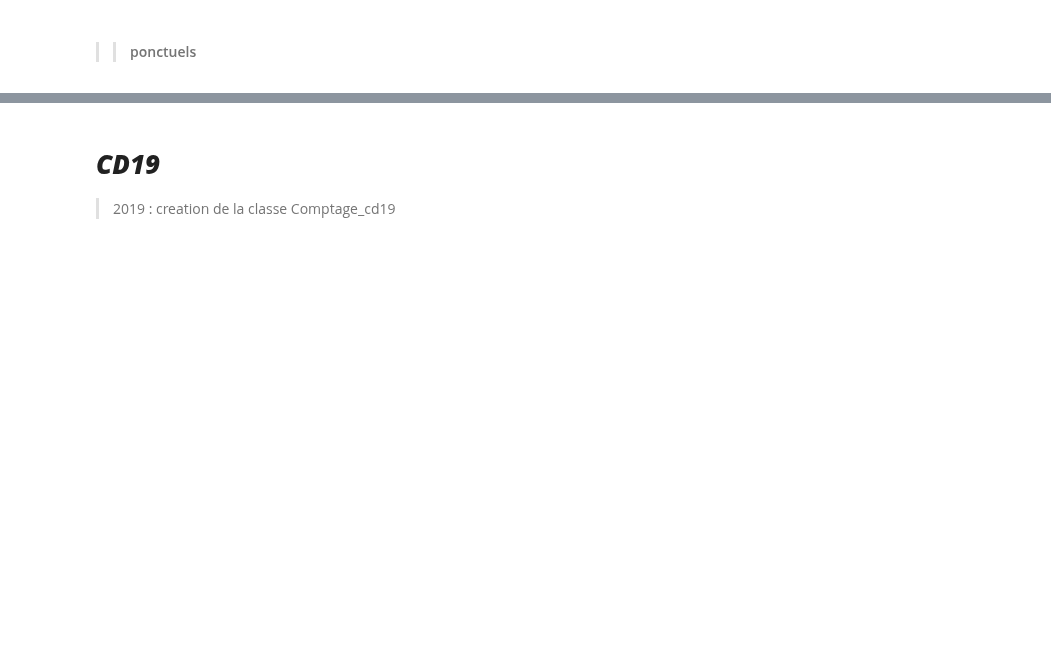
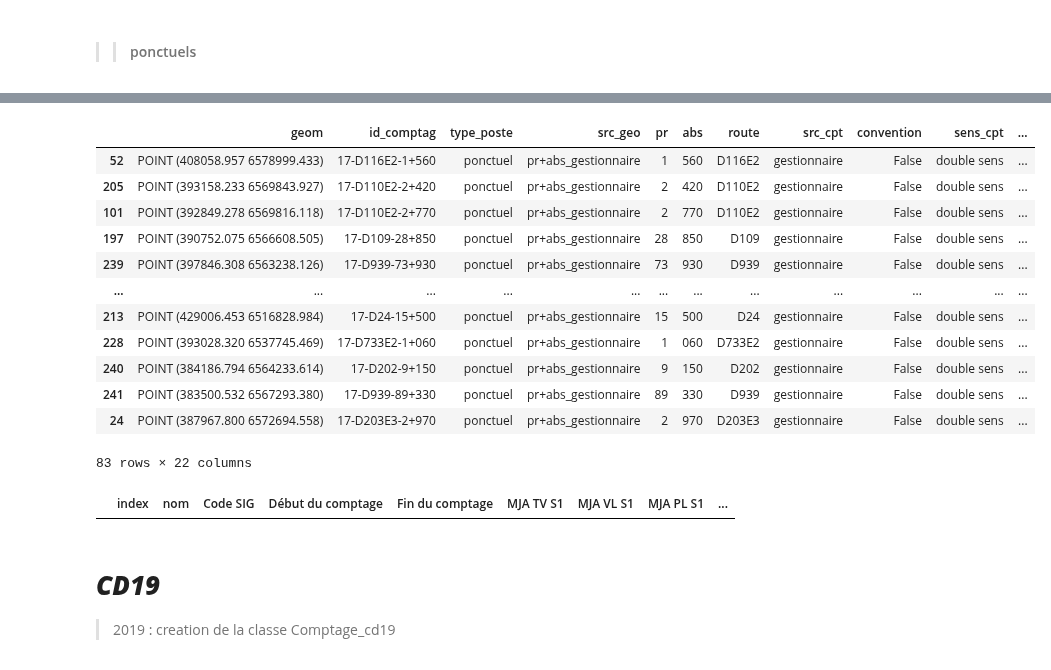
Before and after one commit to nantodevison/otv, a Jupyter notebook: otv/Transfert_Donnees/notebooks/Import_trafics.ipynb, the cells around one changed output, grey strips where cells are left out. Cells and saved outputs as stored; diff of their text form; code cells hidden in the pictures; blank space fills up the shorter version.

Commit message:
modif fonction rassemblerNewCompteur dans Integration_nouveau_comptage

```diff
--- a/otv/Transfert_Donnees/notebooks/Import_trafics.ipynb
+++ b/otv/Transfert_Donnees/notebooks/Import_trafics.ipynb
@@ -28,7 +28,8 @@ from Params.Mensuel import dico_mois, renommerMois
 from Integration_nouveau_comptage import (localiser_comptage_a_inserer, ventilerParSectionHomogene, creer_comptage, structureBddOld2NewForm, creerCorrespComptag,
                                           ventilerCompteurRefAssoc, ventilerCompteurIdComptagExistant, ventilerNouveauComptageRef, creerCompteur, corresp_nom_id_comptag,
                                           creerComptageAssoc, creerCompteurAssoc, structureBddOld2NewFormAssoc, rassemblerNewCompteur, rassemblerNewComptage,
-                                          rassemblerIndics, classer_comptage_update_insert, hierarchisationCompteur, ventilerDoublons)
+                                          rassemblerIndics, classer_comptage_update_insert, hierarchisationCompteur, ventilerDoublons,
+                                          modifierVentilationComptageAssocies, modifierVentilationCorrespIdComptag)
 from Import_export_comptage import (recupererIdUniqComptage, comptag_existant_bdd, insererSchemaComptage, insererSchemaComptageAssoc, insert_bdd,
                                     recupererIdUniqComptageAssoc)
 from Params.Bdd_OTV import (attBddCompteur, nomConnBddOtv, schemaComptage, schemaComptageAssoc, tableComptage,
@@ -62,7 +63,7 @@ import pyproj
 from shapely.ops import transform
 
 pd.set_option('display.max_columns', 100)
-pd.set_option('display.max_colwidth', 200)
+pd.set_option('display.max_colwidth', 50)
 # %% [markdown]
 <a id="1" ></a>
 # ***CD 23***
@@ -289,0 +283,18 @@ dicoAssociationForcee = {'17-D203E3-2+970': ['17-D203E3-2+670']}
+# %%
+# Vérifs manuelle via Qgis : on cherche la mauvais classification des données dans les différentes variables
+listCompteurAForcer = ['17-D203E3-2+970']
+cptAForcer = cptRefSectHomoOld.loc[cptRefSectHomoOld.id_comptag.isin(listCompteurAForcer)]
+# attention, si des compteurs sont à forcer, il faut aussi penser à revoir l'attachement des comptages associés, qui peuvent devenir associés à eux aussi plutot qu'à ceux
+# de la bdd
+dicoAssociationForcee = {'17-D203E3-2+970': ['17-D203E3-2+670']}
+# forcer les associations
+cptAssocMultiSectHomo.loc[cptAssocMultiSectHomo.apply(lambda x: x.id_comptag in [e for f in dicoAssociationForcee.values() for e in f], axis=1),
+                          'id_comptag_bdd'] = cptAssocMultiSectHomo.loc[cptAssocMultiSectHomo.apply(lambda x: x.id_comptag in [
+    e for f in dicoAssociationForcee.values() for e in f], axis=1)].apply(lambda x: [k for k, v in dicoAssociationForcee.items() if x.id_comptag in v][0], axis=1)
+
+# listes de passage entre la correspondance d'id_comptage vers les comptages accosies, ou autres transformations
+listeDepuisCorrespVersAssocies = ['17-D119-36+340', '17-D119-36+580', '17-D216E1-3+480', '17-D122-33+200', '17-D140-4+350', '17-D244-5+050',
+                                  '17-D245-3+250', '17-D2-17+710', '17-D233-2+700', '17-D107-65+350']
+listeDepuisAssociesVersCorresp = ['17-D122-31+550', '17-D117-62+180', '17-D117-62+000', '17-D216-34+870', '17-D248-16+800', '17-D248-17+000', '17-D125-45+140',
+                                  '17-D119E3-7+810', '17-D24-15+240', '17-D120-21+500', '17-D123-20+020']
+dicoDepuisNewCompteurVersAssocies = {'17-D25-38+020': '17-D25-37+400', '17-D134-42+260': '17-D134-42+530'}  # clé = comptassocié, value = compteur ref
@@ -290,3 +329,24 @@ dicoAssociationForcee = {'17-D203E3-2+970': ['17-D203E3-2+670']}
+# %%
+rassemblerNewCompteur('17', 'RD', 'CD17', False, 'pr+abs_gestionnaire', 'double sens', (cptRefSectHomoNew_MajMano.rename(columns={'nom': 'id_cpt'}), 'geom_x'),
+                      (cptAForcer.rename(columns={'nom': 'id_cpt'}), 'geom_x'))
+# %% [output]
+|  | geom | id_comptag | type_poste | src_geo | pr | abs | route | src_cpt | convention | sens_cpt | ... |
+| 52 | POINT (408058.957 6578999.433) | 17-D116E2-1+560 | ponctuel | pr+abs_gestionnaire | 1 | 560 | D116E2 | gestionnaire | False | double sens | ... |
+| 205 | POINT (393158.233 6569843.927) | 17-D110E2-2+420 | ponctuel | pr+abs_gestionnaire | 2 | 420 | D110E2 | gestionnaire | False | double sens | ... |
+| 101 | POINT (392849.278 6569816.118) | 17-D110E2-2+770 | ponctuel | pr+abs_gestionnaire | 2 | 770 | D110E2 | gestionnaire | False | double sens | ... |
+| 197 | POINT (390752.075 6566608.505) | 17-D109-28+850 | ponctuel | pr+abs_gestionnaire | 28 | 850 | D109 | gestionnaire | False | double sens | ... |
+| 239 | POINT (397846.308 6563238.126) | 17-D939-73+930 | ponctuel | pr+abs_gestionnaire | 73 | 930 | D939 | gestionnaire | False | double sens | ... |
+| ... | ... | ... | ... | ... | ... | ... | ... | ... | ... | ... | ... |
+| 213 | POINT (429006.453 6516828.984) | 17-D24-15+500 | ponctuel | pr+abs_gestionnaire | 15 | 500 | D24 | gestionnaire | False | double sens | ... |
+| 228 | POINT (393028.320 6537745.469) | 17-D733E2-1+060 | ponctuel | pr+abs_gestionnaire | 1 | 060 | D733E2 | gestionnaire | False | double sens | ... |
+| 240 | POINT (384186.794 6564233.614) | 17-D202-9+150 | ponctuel | pr+abs_gestionnaire | 9 | 150 | D202 | gestionnaire | False | double sens | ... |
+| 241 | POINT (383500.532 6567293.380) | 17-D939-89+330 | ponctuel | pr+abs_gestionnaire | 89 | 330 | D939 | gestionnaire | False | double sens | ... |
+| 24 | POINT (387967.800 6572694.558) | 17-D203E3-2+970 | ponctuel | pr+abs_gestionnaire | 2 | 970 | D203E3 | gestionnaire | False | double sens | ... |
+83 rows × 22 columns
+# %%
+dfCreationCompteur
+# %% [output]
+|  | index | nom | Code SIG | Début du comptage | Fin du comptage | MJA TV S1 | MJA VL S1 | MJA PL S1 | ... |
 # %% [markdown]
 # ***CD19***
 > 2019 : creation de la classe Comptage_cd19
```
Also changed, not shown: parts of 6 cells of this notebook, 2 other files.
